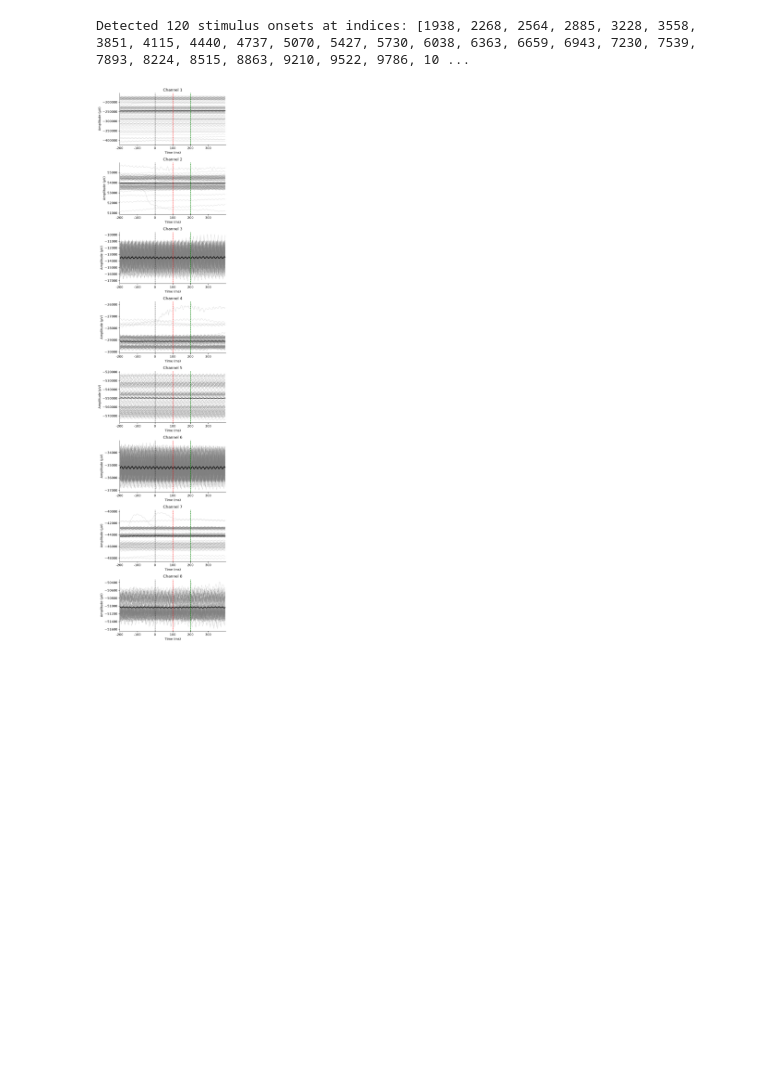
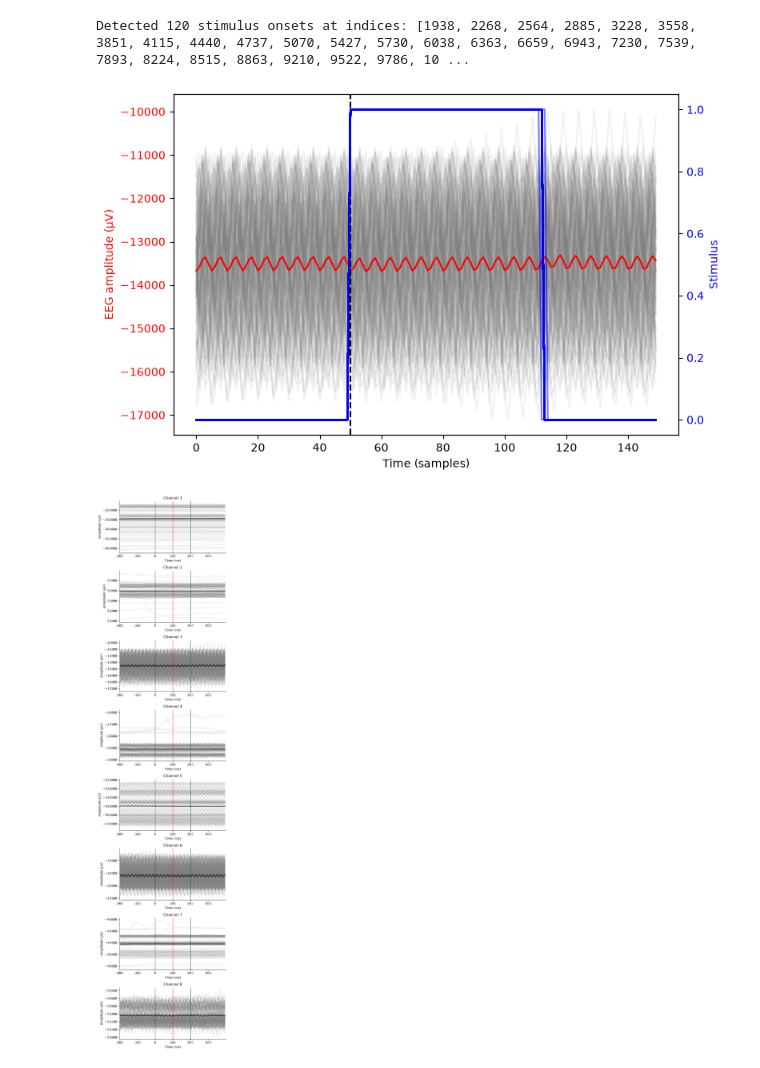
Before and after one commit to nicolascatz/M1_EEG_Project, a Jupyter notebook: scripts/TP_Session2_Catz.ipynb, the cells around one changed output. Drawn from its saved outputs; the diff is of its cells as text; code cells hidden in the pictures; blank space fills up the shorter version.

```diff
--- a/scripts/TP_Session2_Catz.ipynb
+++ b/scripts/TP_Session2_Catz.ipynb
@@ -33,5 +45,43 @@ eeg_data=eeg_data.T
 # %% [output]
 Detected 120 stimulus onsets at indices: [1938, 2268, 2564, 2885, 3228, 3558, 3851, 4115, 4440, 4737, 5070, 5427, 5730, 6038, 6363, 6659, 6943, 7230, 7539, 7893, 8224, 8515, 8863, 9210, 9522, 9786, 10 ...
+# %%
+pre=50
+post=100
+
+raw_signal = eeg_data[2, :-2] # select the EEG signal from channel 2 (index 2) and exclude the last two samples to avoid indexing errors
+
+
+stim=data.iloc[:, 13]  # select the EEG data columns (assuming they are in columns 1 to 8)
+stim=stim.to_numpy()  # convert the DataFrame to a NumPy array for easier processing
+stim=stim.T # transpose the array so that each row corresponds to a channel and each column corresponds to a time point
+
+
+stim=stim[:-2] # exclude the last two samples of the stimulus to match the length of the raw_signal
+eegaligned = []
+stimulus_aligned = []
+for time in onsets: # your first loop
+    eegaligned.append(raw_signal[time-pre:time+post])
+    stimulus_aligned.append(stim[time-pre:time+post])
+# %%
+
+fig, ax1 = plt.subplots(figsize=(8, 5))
+
+ax1.plot(np.transpose(eegaligned), 'gray', alpha=0.1)
+ax1.plot(np.mean(eegaligned, axis=0), 'r', label='Average EEG')
+ax1.axvline(x=pre, color='k', linestyle='--', label='Stimulus Onset')
+ax1.set_xlabel('Time (samples)')
+ax1.set_ylabel('EEG amplitude (µV)', color='r')
+ax1.tick_params(axis='y', labelcolor='r')
+
+ax2 = ax1.twinx()
+ax2.plot(np.transpose(stimulus_aligned), 'b', alpha=0.3)
+ax2.set_ylabel('Stimulus', color='b')
+ax2.tick_params(axis='y', labelcolor='b')
+
+fig.tight_layout()
+plt.show()
+# %% [output]
+[figure, added]
 # %%
 fig,axs=plt.subplots(8,1,figsize=(6,25))
 
```
Also changed, not shown: parts of 4 cells of this notebook, 2 other files.
